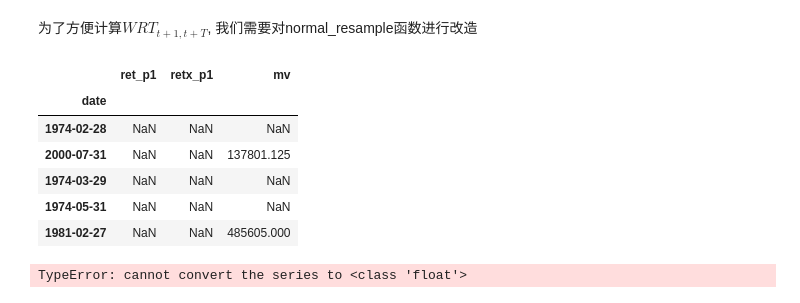
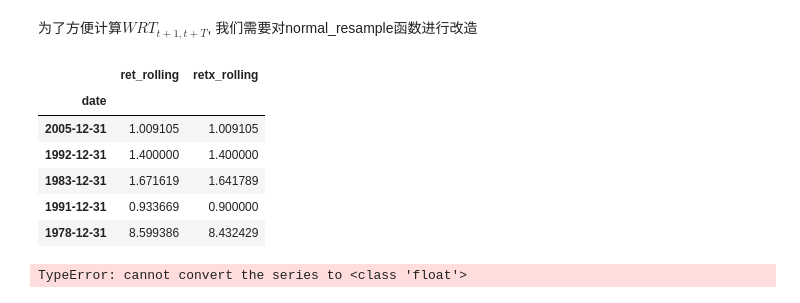
Before and after one commit to dxcv/strategy_research, a Jupyter notebook: wrds/WT 0.01.ipynb, the cells around one changed output. Cells and saved outputs as stored; diff of their text form; code cells hidden in the pictures.

```diff
--- a/wrds/WT 0.01.ipynb
+++ b/wrds/WT 0.01.ipynb
@@ -142,24 +142,29 @@ def normal_resample_t(df, period):
     if type(period) is int:
         period = str(period)
 #     res = df.rolling(int(period)).apply({'ret_p1':'cumprod', 'retx_p1':'cumprod'})
-    ret_rolling = df.ret_p1.rolling(int(period)).apply(pd.Series.cumprod, raw=False)
-    retx_rolling = df.retx_p1.rolling(int(period)).apply(pd.Series.cumprod, raw=False)
-    res = pd.concat([ret_rolling, retx_rolling, df.mv], axis=1)
+    ret_rolling = df.ret_p1.rolling(int(period), min_periods=1).\
+    apply(pd.Series.cumprod, raw=False)
+    retx_rolling = df.retx_p1.rolling(int(period), min_periods=1).\
+    apply(pd.Series.cumprod, raw=False)
+#     res = pd.concat([ret_rolling, retx_rolling, df.mv], axis=1)
+    res = pd.DataFrame({'ret_rolling':ret_rolling,
+                       'retx_rolling':retx_rolling,})
+#                        'mv':df.mv})
 #     res = res.resample(period+'Y').last()
     return res
 # %%
-test_code_list = crsp1.permno.unique().tolist()[-5:]
-test_data = crsp1.set_index('permno').iloc[test_code_list]
+test_code_list = crsp1.permno.unique().tolist()[:5]
+test_data = crsp2.reset_index().set_index('permno').iloc[test_code_list]
 test_data = test_data.reset_index().set_index('date')
 test_data.groupby('permno').apply(normal_resample_t, period=5)
 # %% [output]
-|  | ret_p1 | retx_p1 | mv |
-| date |  |  |  |
-| 1974-02-28 | NaN | NaN | NaN |
-| 2000-07-31 | NaN | NaN | 137801.125 |
-| 1974-03-29 | NaN | NaN | NaN |
-| 1974-05-31 | NaN | NaN | NaN |
-| 1981-02-27 | NaN | NaN | 485605.000 |
+|  | ret_rolling | retx_rolling |
+| date |  |  |
+| 2005-12-31 | 1.009105 | 1.009105 |
+| 1992-12-31 | 1.400000 | 1.400000 |
+| 1983-12-31 | 1.671619 | 1.641789 |
+| 1991-12-31 | 0.933669 | 0.900000 |
+| 1978-12-31 | 8.599386 | 8.432429 |
 # %%
 tic = time.perf_counter()
 crsp3 = crsp2.reset_index().set_index('date')
```
Also changed, not shown: parts of 2 cells of this notebook, 2 other files.
